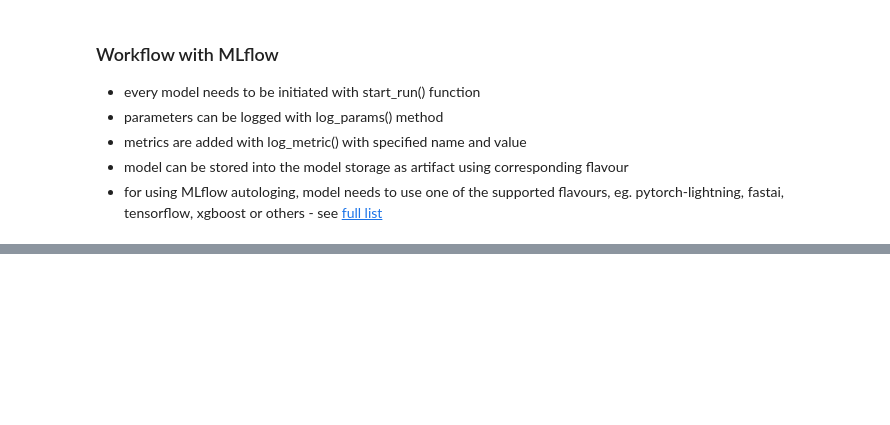
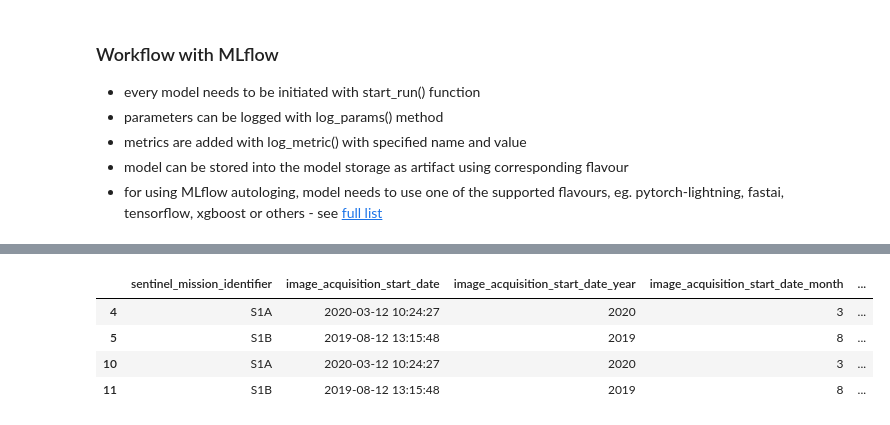
Before and after one commit to MagnusOstertag/AI4ArcticSeaIceChallenge, a Jupyter notebook: quickstart_improvements.ipynb, the cells around one changed output, grey strips where cells are left out. Saved outputs shown, nothing was run; the diff lists cells and outputs as text; code cells hidden in the pictures; blank space fills up the shorter version.

```diff
--- a/quickstart_improvements.ipynb
+++ b/quickstart_improvements.ipynb
@@ -24,6 +24,7 @@ from contextlib import nullcontext
 import json
 import matplotlib.pyplot as plt
 import numpy as np
+import pandas as pd
 import torch
 import xarray as xr
 from tqdm.notebook import tqdm  # Progress bar
@@ -31,14 +32,14 @@ import mlflow
 import mlflow.pytorch
 
 # --Proprietary modules -- #
-from functions import chart_cbar, r2_metric, f1_metric, compute_metrics  # Functions to calculate metrics and show the relevant chart colorbar.
-from loaders import AI4ArcticChallengeDataset, AI4ArcticChallengeTestDataset, get_variable_options  # Custom dataloaders for regular training and validation.
+from functions_improvements import chart_cbar, r2_metric, f1_metric, compute_metrics  # Functions to calculate metrics and show the relevant chart colorbar.
+from loaders_improvements import AI4ArcticChallengeDataset, AI4ArcticChallengeTestDataset, get_variable_options  # Custom dataloaders for regular training and validation.
 from unet_improvements import UNet  # Convolutional Neural Network model
 from utils import CHARTS, SIC_LOOKUP, SOD_LOOKUP, FLOE_LOOKUP, SCENE_VARIABLES, colour_str
 
 train_options = {
     'model_codename': 'PizzaFunghi',
-    'development': 'True',
+    'development': True,
 
     # -- Training options -- #
     'path_to_processed_data': os.environ['AI4ARCTIC_DATA'],  # Replace with data directory path.
@@ -66,6 +67,7 @@ train_options = {
         'SOD': SOD_LOOKUP['mask'],
         'FLOE': FLOE_LOOKUP['mask'],
     },
+    'get_metadata': True,  # Flag used in the dataloaders to get metadata.
 
     # -- Validation options -- #
     'chart_metric': {  # Metric functions for each ice parameter and the associated weight.
@@ -101,7 +103,7 @@ train_options = {
 }
 
 # change train options in development mode
-if train_options['development'] == 'True':
+if train_options['development']:
     train_options['epochs'] = 2
     train_options['epoch_len'] = 2
     train_options['batch_size'] = 2
@@ -141,10 +143,10 @@ else:
     device = torch.device('cpu')
 
 # Custom dataset and dataloader.
-dataset = AI4ArcticChallengeDataset(files=train_options['train_list'], options=train_options)
+dataset = AI4ArcticChallengeDataset(files=train_options['train_list'], options=train_options, get_metadata=train_options['get_metadata'])
 dataloader = torch.utils.data.DataLoader(dataset, batch_size=None, shuffle=True, num_workers=train_options['num_workers'], pin_memory=True)
 # - Setup of the validation dataset/dataloader. The same is used for model testing in 'test_upload.ipynb'.
-dataset_val = AI4ArcticChallengeTestDataset(options=train_options, files=train_options['validate_list'])
+dataset_val = AI4ArcticChallengeTestDataset(options=train_options, files=train_options['validate_list'], get_metadata=train_options['get_metadata'])
 dataloader_val = torch.utils.data.DataLoader(dataset_val, batch_size=None, num_workers=train_options['num_workers_val'], shuffle=False)
 
 print('GPU and data setup complete.')
@@ -360,0 +485,9 @@ Combined score: 0.0%
+# %%
+with pd.option_context('display.max_rows', None, 'display.max_columns', None):  # more options can be specified also
+    display(metadata[metadata['type'] == 'test'])
+# %% [output]
+|  | sentinel_mission_identifier | image_acquisition_start_date | image_acquisition_start_date_year | image_acquisition_start_date_month | ... |
+| 4 | S1A | 2020-03-12 10:24:27 | 2020 | 3 | ... |
+| 5 | S1B | 2019-08-12 13:15:48 | 2019 | 8 | ... |
+| 10 | S1A | 2020-03-12 10:24:27 | 2020 | 3 | ... |
+| 11 | S1B | 2019-08-12 13:15:48 | 2019 | 8 | ... |
```
Also changed, not shown: parts of 2 cells of this notebook, 2 other files.
